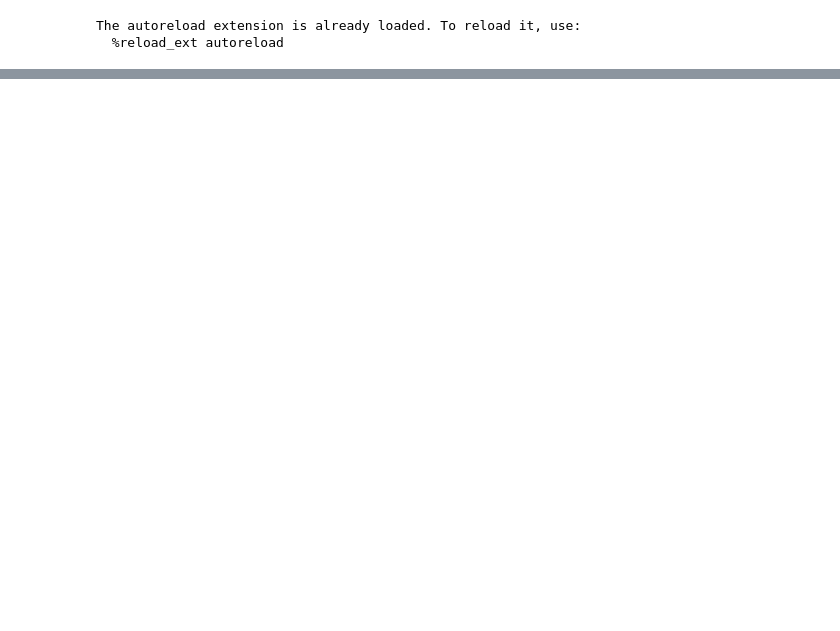
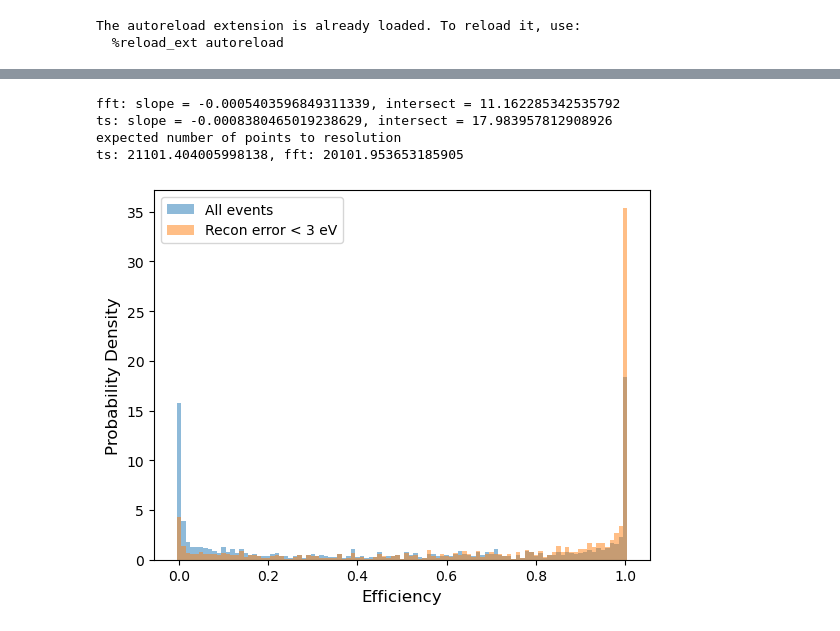
Before and after one commit to chreissel/neutrino_project, a Jupyter notebook: eval.ipynb, the cells around one changed output, grey strips where cells are left out. Cells and saved outputs as stored; diff of their text form; code cells hidden in the pictures; blank space fills up the shorter version.

```diff
--- a/eval.ipynb
+++ b/eval.ipynb
@@ -113,0 +153,74 @@ plt.show()
+# %%
+from scipy.optimize import curve_fit
+
+sizes = np.array([4096,8192,12000])
+ts_resolution_bias = np.array([-1.5275,-0.0072,-0.7850])
+ts_resolution_std = np.array([14.8861,10.4238,8.2875])
+fft_resolution_bias = np.array([1.6569,-3.7276,-2.9765])
+fft_resolution_std = np.array([9.1209,6.3788,4.8629])
+
+def linear(x, slope, intercept):
+    return slope*x + intercept
+
+(slope_fft, intercept_fft), _ = curve_fit(linear, sizes, fft_resolution_std)
+
+(slope_ts, intercept_ts), _ = curve_fit(linear, sizes, ts_resolution_std)
+
+
+print(f"fft: slope = {slope_fft}, intersect = {intercept_fft}")
+print(f"ts: slope = {slope_ts}, intersect = {intercept_ts}")
+
+desired_res = 0.3 #eV
+print(f"expected number of points to resolution")
+print(f"ts: {(desired_res - intercept_ts)/slope_ts}, fft: {(desired_res - intercept_fft)/slope_fft}")
+# %% [output]
+fft: slope = -0.0005403596849311339, intersect = 11.162285342535792
+ts: slope = -0.0008380465019238629, intersect = 17.983957812908926
+expected number of points to resolution
+ts: 21101.404005998138, fft: 20101.953653185905
+# %%
+efficiency_grid = np.load("epsilon_grid.npz")
+energies = efficiency_grid["energies"]
+radii = efficiency_grid["radii"]
+thresholds = efficiency_grid["thresholds"]
+pitches = efficiency_grid["pitches"]
+
+def get_efficiency(idx, thresh_idx):
+    #['energy_eV', 'pitch_angle_deg']
+    #observables: ['avg_axial_frequency_Hz', 'avg_carrier_frequency_Hz', 'radius_m']
+    threshold_idx = thresh_idx
+    energy = true_post[idx,0]
+    pitch_angle = true_post[idx,1]
+    radius = meta[idx,2]
+
+    energy_idx = np.digitize(energy, energies, right=True)
+    pitch_angle_idx = np.digitize(pitch_angle, pitches, right=True)
+    radius_idx = np.digitize(radius, radii, right=True)
+
+    energy_idx = np.clip(energy_idx, 0, energies.shape[0] - 1)
+    pitch_angle_idx = np.clip(pitch_angle_idx, 0, pitches.shape[0] - 1)
+    radius_idx = np.clip(radius_idx, 0, radii.shape[0] - 1)
+
+    return efficiency_grid["epsilon"][threshold_idx, energy_idx, pitch_angle_idx, radius_idx]
+# %%
+# true, pred: energy_eV, pitch_angle_deg
+# meta: avg_axial_frequency_Hz, avg_carrier_frequency_Hz, radius_m
+
+efficiency_bins = np.arange(-0.01/2, 1+1.5*0.01, 0.01)
+
+var_label, var_unit, diff_unit, factor, diff_factor = get_label_unit("energy_eV")
+true_energies = true_post[:, 0]
+pred_energies = pred_post[:, 0]
+diff = (true_energies-pred_energies)/diff_factor
+efficiencies = np.array([get_efficiency(i,10) for i in range(len(true_post[:,0]))])
+recon_mask = np.abs(true_energies - pred_energies) < 3
+
+fig, ax = plt.subplots()
+ax.hist(efficiencies, bins=efficiency_bins, density=True, alpha = 0.5, label="All events")
+ax.hist(efficiencies[recon_mask], bins=efficiency_bins, density=True, alpha = 0.5, label="Recon error < 3 eV")
+ax.legend()
+ax.set_xlabel(r"Efficiency")
+ax.set_ylabel("Probability Density")
+plt.show()
+# %% [output]
+[figure, added]
```
Also changed, not shown: parts of 9 cells of this notebook, 6 other files.
